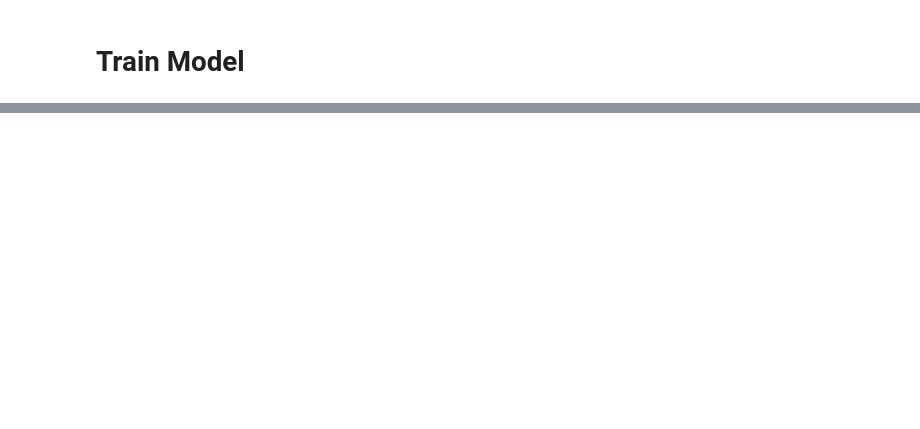
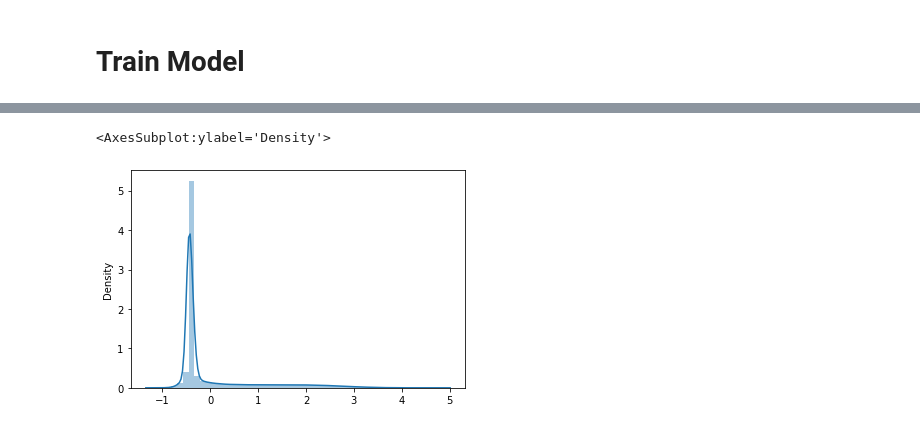
Before and after one commit to whitleyo/ChestXray8VAE, a Jupyter notebook: src/MNIST_SandBox.ipynb, the cells around one changed output, grey strips where cells are left out. Saved outputs shown, nothing was run; the diff lists cells and outputs as text; code cells hidden in the pictures; blank space fills up the shorter version.

```diff
--- a/src/MNIST_SandBox.ipynb
+++ b/src/MNIST_SandBox.ipynb
@@ -197,0 +225,5 @@ VAE reconstruction:
+# %%
+sns.distplot(recon_x.to('cpu').detach().numpy())
+# %% [output]
+<AxesSubplot:ylabel='Density'>
+[figure, added]
```
Also changed, not shown: parts of 12 cells of this notebook, 1 other file.
